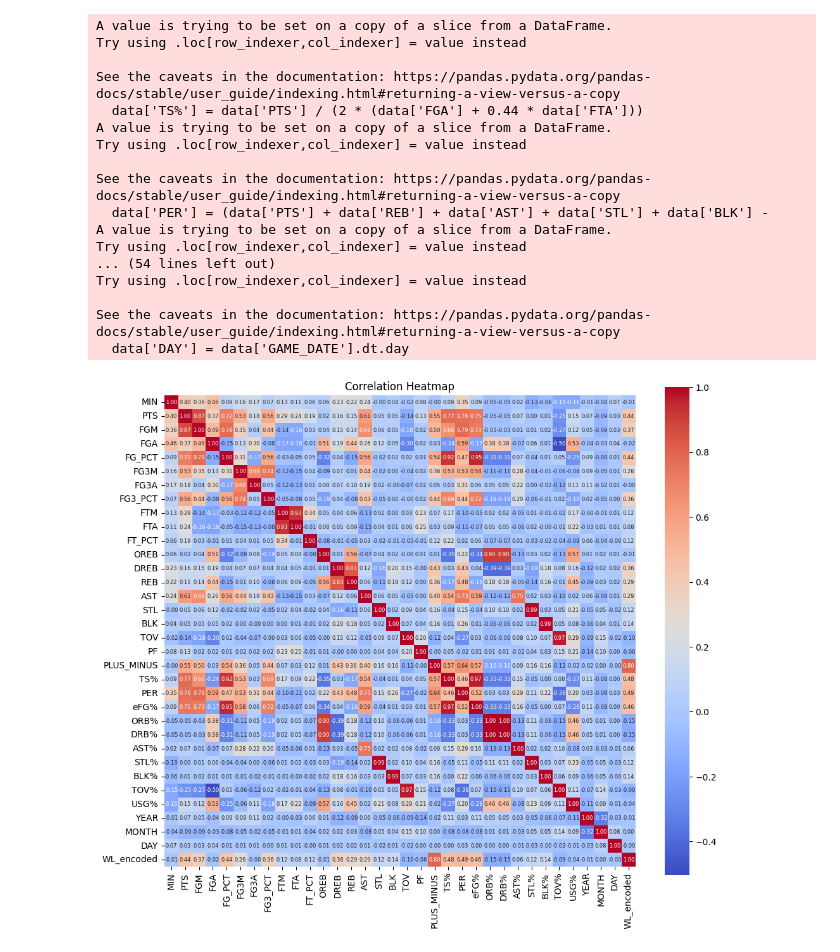
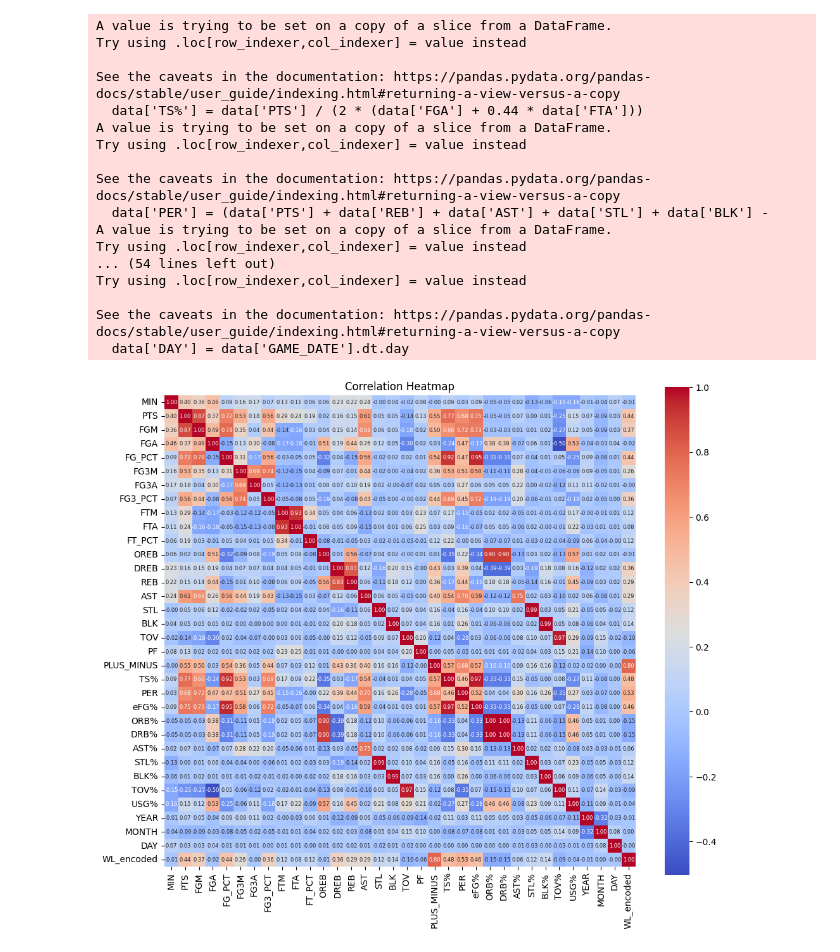
Before and after one commit to ghadfield32/Linear_Regression, a Jupyter notebook: nba_lr_22_23_season.ipynb, the cells around one changed output. Cells and saved outputs as stored; diff of their text form; code cells hidden in the pictures.

```diff
--- a/nba_lr_22_23_season.ipynb
+++ b/nba_lr_22_23_season.ipynb
@@ -26,9 +26,9 @@ print(data.head())
 #adding TS%= PTS / (2 * (FGA + 0.44 * FTA))
 data['TS%'] = data['PTS'] / (2 * (data['FGA'] + 0.44 * data['FTA']))
 
-#adding PER
+#adding PER% = (PTS + REB + AST + STL + BLK - FGM - FTM - TOV) / MIN
 data['PER'] = (data['PTS'] + data['REB'] + data['AST'] + data['STL'] + data['BLK'] -
-             data['FGM'] - data['FTM'] - data['TOV'])
+             data['FGM'] - data['FTM'] - data['TOV'])/ data['MIN']
 
 #adding eFG%
 data['eFG%'] = (data['FGM'] + 0.5 * data['FG3M']) / data['FGA']
@@ -102,9 +102,9 @@ data_encoded_selected = data_encoded.iloc[:, :40]
 print('encoded_data = ',data_encoded_selected.columns)
 #print(data_encoded_selected)
 
-# Filter the data for the 2022-2023 NBA season
+# Filter the data for the 2022-2023 NBA season - changing to 1979-2023
 #could also use season_id = 42022
-start_date = pd.to_datetime('2022-10-01')
+start_date = pd.to_datetime('1979-10-01')
 end_date = pd.to_datetime('2023-06-30')
 season_data = data_encoded_selected[(data_encoded_selected['GAME_DATE'] >= start_date) & (data_encoded_selected['GAME_DATE'] <= end_date)].copy()
 
@@ -152,23 +152,23 @@ plt.show()
 
 [5 rows x 41 columns]
 A value is trying to be set on a copy of a slice from a DataFrame.
 Try using .loc[row_indexer,col_indexer] = value instead
 
 See the caveats in the documentation: https://pandas.pydata.org/pandas-docs/stable/user_guide/indexing.html#returning-a-view-versus-a-copy
   data['TS%'] = data['PTS'] / (2 * (data['FGA'] + 0.44 * data['FTA']))
 A value is trying to be set on a copy of a slice from a DataFrame.
 Try using .loc[row_indexer,col_indexer] = value instead
 
 See the caveats in the documentation: https://pandas.pydata.org/pandas-docs/stable/user_guide/indexing.html#returning-a-view-versus-a-copy
   data['PER'] = (data['PTS'] + data['REB'] + data['AST'] + data['STL'] + data['BLK'] -
 A value is trying to be set on a copy of a slice from a DataFrame.
 Try using .loc[row_indexer,col_indexer] = value instead
 ... (54 lines left out)
 Try using .loc[row_indexer,col_indexer] = value instead
 
 See the caveats in the documentation: https://pandas.pydata.org/pandas-docs/stable/user_guide/indexing.html#returning-a-view-versus-a-copy
   data['DAY'] = data['GAME_DATE'].dt.day
-[figure, old version]
+[figure, new version]
 # %%
 import pandas as pd
 from sklearn.model_selection import train_test_split
```
Also changed, not shown: parts of 7 cells of this notebook.
